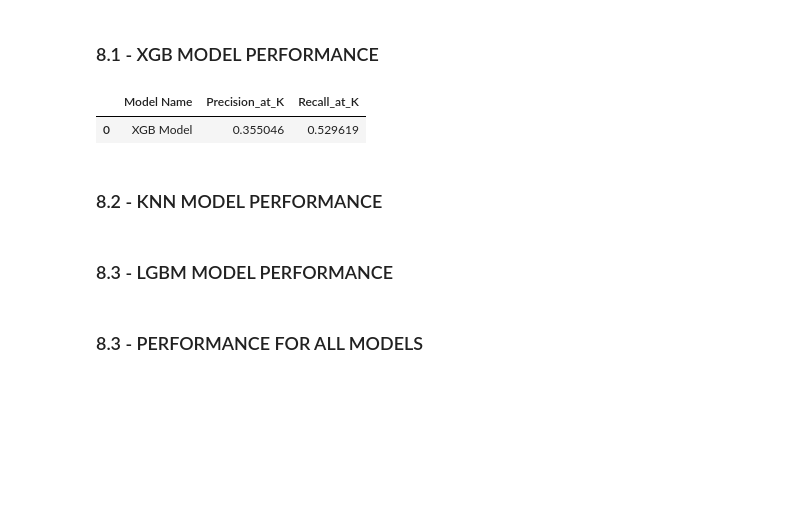
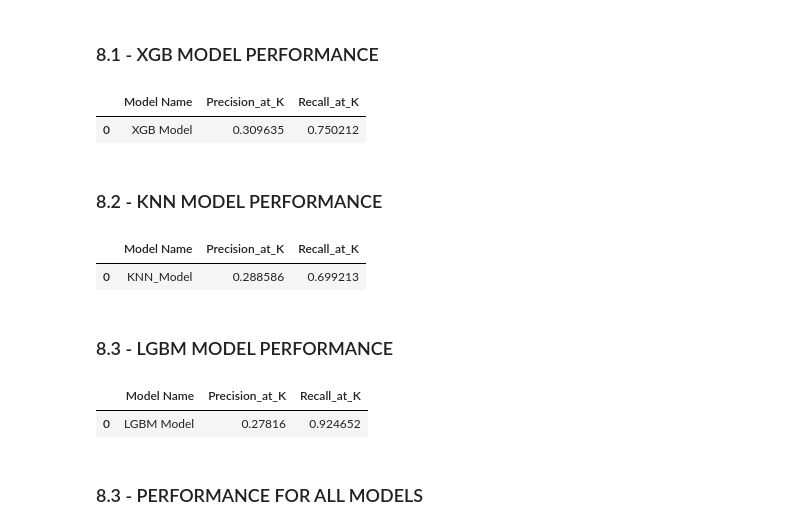
Before and after one commit to RPerottoni/Health_Insurance_Cross_Sell, a Jupyter notebook: notebooks/RP_01_Health_Insurance_Cross_Sell_V3.ipynb, the cells around one changed output. Saved outputs shown, nothing was run; the diff lists cells and outputs as text; code cells hidden in the pictures; blank space fills up the shorter version.

```diff
--- a/notebooks/RP_01_Health_Insurance_Cross_Sell_V3.ipynb
+++ b/notebooks/RP_01_Health_Insurance_Cross_Sell_V3.ipynb
@@ -648,3 +785,6 @@ df8.loc[:, 'vintage_month'] = df8['vintage_month'].map( target_encode_vintage_mo
+# %%
+x_valid = df1_valid.drop('response', axis=1)
+y_valid = df1_valid['response'].copy()
 # %%
 # STANDARDIZATION
 
@@ -705,6 +845,9 @@ x_valid.loc[:, 'vintage_month'] = x_valid['vintage_month'].map( target_encode_vi
 x_valid = x_valid.fillna(0)
 # %% [markdown]
 ## 6 - FEATURE SELECTION
+# %%
+x_training = df5.drop('response', axis=1 )
+y_training = df5['response'].copy()
 # %%
 # model definition
 forest = en.ExtraTreesClassifier( n_estimators =250, random_state=0, n_jobs=-1 )
@@ -744,7 +889,7 @@ plt.show()
 cols_selected = ['day_premium','vintage','age_premium','annual_premium','vehicle_damage','vintage_month','previously_insured','policy_sales_channel','region_code','region_premium','median_premium_by_region',
                  'avg_day_premium_policy','age','avg_vehicle_damage_per_age','vehicle_age','avg_vehicle_damage_region_code','gender','avg_vintage_age']
 
-x_training = df8[ cols_selected ]
+x_train = x_training[ cols_selected ]
 x_validation = x_valid[ cols_selected ]
 y_validation = y_valid
 # %% [markdown]
@@ -794,7 +948,7 @@ a
 xgb_model = XGBClassifier(scale_pos_weight=7.2)
 
 # model training
-xgb_model.fit( x_training, y_training )
+xgb_model.fit( x_train, y_training )
 
 # model prediction - The generalization POWER
 yhat_xgb = xgb_model.predict_proba( x_validation )
@@ -877,25 +1035,25 @@ yhat_lgbm1 = model_lgbm.predict( x_validation )
 # %%
 # Copy Data
 df8_unbalanced = x_valid.copy()
 df8_unbalanced['response'] = y_valid.copy()
 
 # Propensity score
 df8_unbalanced['score'] = yhat_xgb[:,1].tolist()
 
 # sorted clients by score
 df8_unbalanced = df8_unbalanced.sort_values( 'score', ascending=False )
 
 # Compute precision at K
-precision_atK = precision_at_k(df8_unbalanced, k=14000 )
+precision_atK = precision_at_k(df8_unbalanced, k=20000 )
 
 # Compute precision at K
-recall_atK = recall_at_k(df8_unbalanced, k=14000 )
+recall_atK = recall_at_k(df8_unbalanced, k=20000 )
 
 xgb_performance = ml_performance('XGB Model', precision_atK, recall_atK )
 xgb_performance
 # %% [output]
 |  | Model Name | Precision_at_K | Recall_at_K |
-| 0 | XGB Model | 0.355046 | 0.529619 |
+| 0 | XGB Model | 0.309635 | 0.750212 |
 # %% [markdown]
 ### 8.2 - KNN MODEL PERFORMANCE
 # %%
@@ -910,16 +1068,21 @@ df8_unbalanced['score'] = yhat_knn[:,1].tolist()
 df8_unbalanced = df8_unbalanced.sort_values( 'score', ascending=False )
 
 # Compute precision at K
-precision_atK = precision_at_k(df8_unbalanced, k=14000 )
+precision_atK = precision_at_k(df8_unbalanced, k=20000 )
 
 # Compute precision at K
-recall_atK = recall_at_k(df8_unbalanced, k=14000 )
+recall_atK = recall_at_k(df8_unbalanced, k=20000 )
 
 KNN_performance = ml_performance('KNN_Model', precision_atK, recall_atK )
 KNN_performance
+# %% [output]
+|  | Model Name | Precision_at_K | Recall_at_K |
+| 0 | KNN_Model | 0.288586 | 0.699213 |
 # %% [markdown]
 ### 8.3 - LGBM MODEL PERFORMANCE
 # %%
+k = int(x_valid.shape[0]*0.4)
+
 # Copy Data
 df8_unbalanced = x_valid.copy()
 df8_unbalanced['response'] = y_valid.copy()
@@ -931,13 +1094,16 @@ df8_unbalanced['score'] = yhat_lgbm[:,1].tolist()
 df8_unbalanced = df8_unbalanced.sort_values( 'score', ascending=False )
 
 # Compute precision at K
-precision_atK = precision_at_k(df8_unbalanced, k=14000 )
+precision_atK = precision_at_k(df8_unbalanced, k=k )
 
 # Compute precision at K
-recall_atK = recall_at_k(df8_unbalanced, k=14000 )
+recall_atK = recall_at_k(df8_unbalanced, k=k )
 
 lgbm_performance = ml_performance('LGBM Model', precision_atK, recall_atK )
 lgbm_performance
+# %% [output]
+|  | Model Name | Precision_at_K | Recall_at_K |
+| 0 | LGBM Model | 0.27816 | 0.924652 |
 # %%
 print(classification_report(y_valid,yhat_lgbm1))
 # %% [markdown]
```
Also changed, not shown: parts of 50 cells of this notebook, 2 other files.
